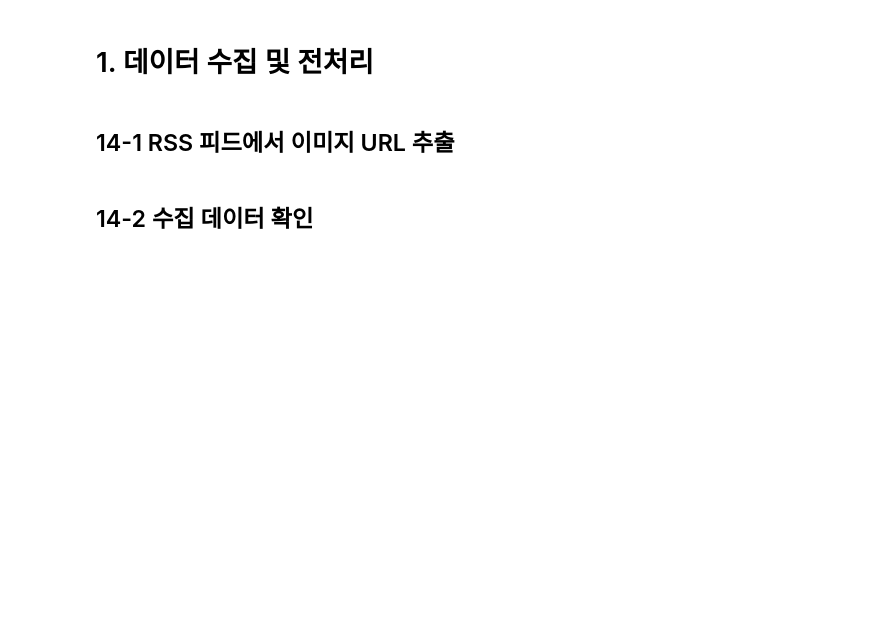
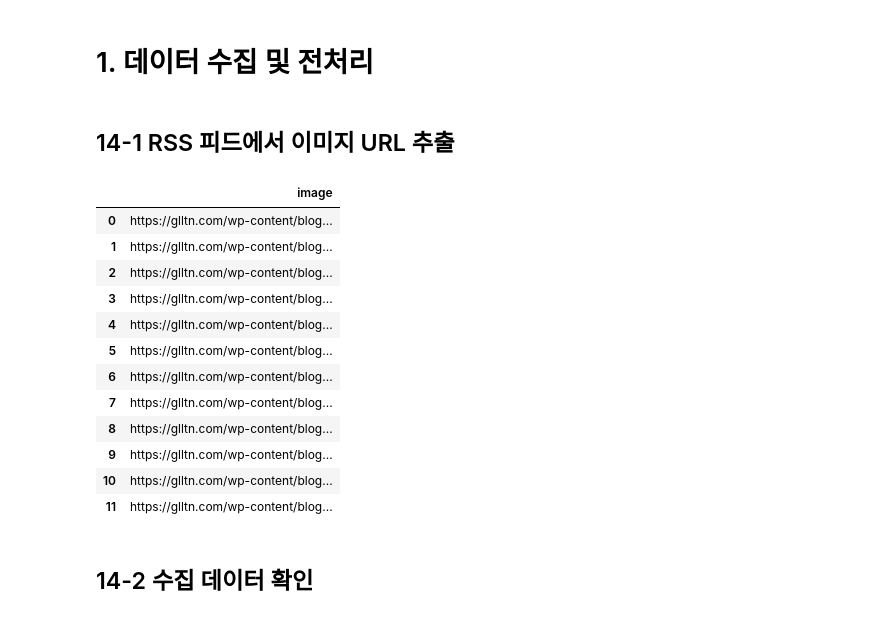
Before and after one commit to kamser0415/Data-Analysis-with-Open-Source, a Jupyter notebook: 오픈소스_데이터_분석_14강.ipynb, the cells around one changed output. Cells and saved outputs as stored; diff of their text form; code cells hidden in the pictures; blank space fills up the shorter version.

```diff
--- a/오픈소스_데이터_분석_14강.ipynb
+++ b/오픈소스_데이터_분석_14강.ipynb
@@ -97,38 +97,53 @@ import pandas as pd
 ## VML 시각 언어 모델(VLM)은 이미지와 동영상 또는 텍스트를 같이 넣어서 언어적인 설명을 같이 한다.
 
 def extract_unique_images(rss_url):
     ## 주어진 RSS 피드 URL에서 고유한 이미지 URL들을 추출하는 함수 정의
     try:
         ## requests 라이브러리를 사용하여 RSS 피드 URL로부터 내용을 가져옴
         response = requests.get(rss_url)
         ## 가져온 XML 응답 내용을 lxml의 etree.fromstring으로 파싱하여 XML 트리 root를 생성
-
+        root = etree.fromstring(response.content)
         image_urls = set()
 
         ## XML 트리에서 모든 'item' 태그를 XPath를 사용하여 순회
-        for item in root.xpath('//item'):
-            description = item.find('description')
+        for item in root.xpath('//item'): ## item 태그를 가져온다
+            description = item.find('description') ## item 태그 내
             if description is not None and description.text:
                 ## description의 텍스트 내용을 lxml.html.fromstring으로 파싱하여 HTML 트리를 생성
-
+                html_tree = fromstring(description.text)
                 ## HTML 트리에서 첫 번째 <img> 태그의 'src' 속성 값을 XPath를 사용하여 추출
-
+                img_url = html_tree.xpath('string(//img//@src)')
                 if img_url:
                     image_urls.add(img_url)
 
         return list(image_urls)
 
     except Exception as e:
         ## 오류 발생 시 오류 메시지를 출력하고 빈 리스트를 반환
         print(f"Error occurred: {e}")
         return []
 
 rss_url = "https://glltn.com/feed/"
 ## extract_unique_images 함수를 호출하여 고유한 이미지 URL들을 추출
 unique_images = extract_unique_images(rss_url)
 
 ## 추출된 이미지 URL 리스트를 사용하여 'image'라는 열을 가진 pandas DataFrame을 생성
 df = pd.DataFrame(unique_images, columns=["image"])
+df
+# %% [output]
+|  | image |
+| 0 | https://glltn.com/wp-content/blog... |
+| 1 | https://glltn.com/wp-content/blog... |
+| 2 | https://glltn.com/wp-content/blog... |
+| 3 | https://glltn.com/wp-content/blog... |
+| 4 | https://glltn.com/wp-content/blog... |
+| 5 | https://glltn.com/wp-content/blog... |
+| 6 | https://glltn.com/wp-content/blog... |
+| 7 | https://glltn.com/wp-content/blog... |
+| 8 | https://glltn.com/wp-content/blog... |
+| 9 | https://glltn.com/wp-content/blog... |
+| 10 | https://glltn.com/wp-content/blog... |
+| 11 | https://glltn.com/wp-content/blog... |
 # %% [markdown]
 ## 14-2 수집 데이터 확인
 # %%
```
Also changed, not shown: parts of 12 cells of this notebook.
